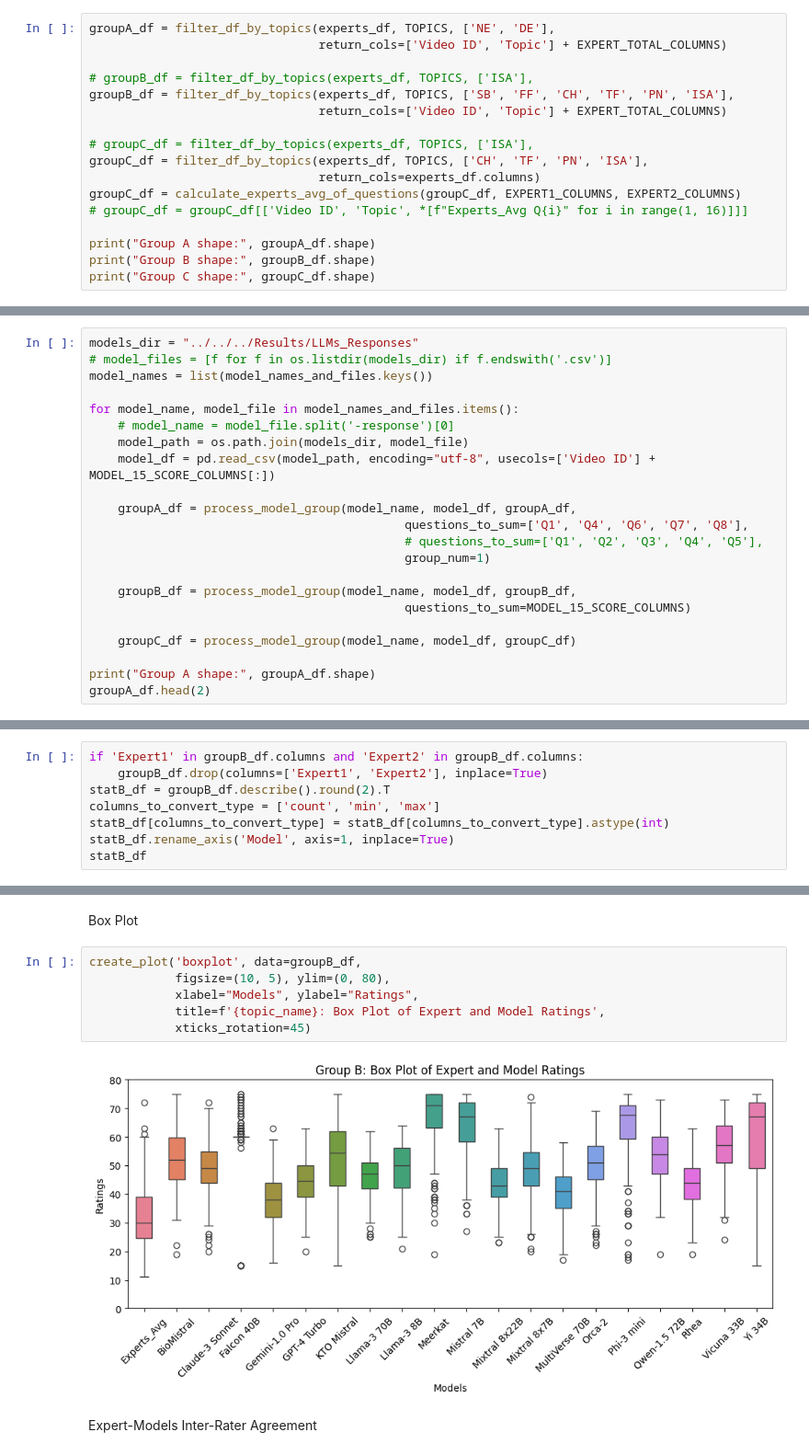
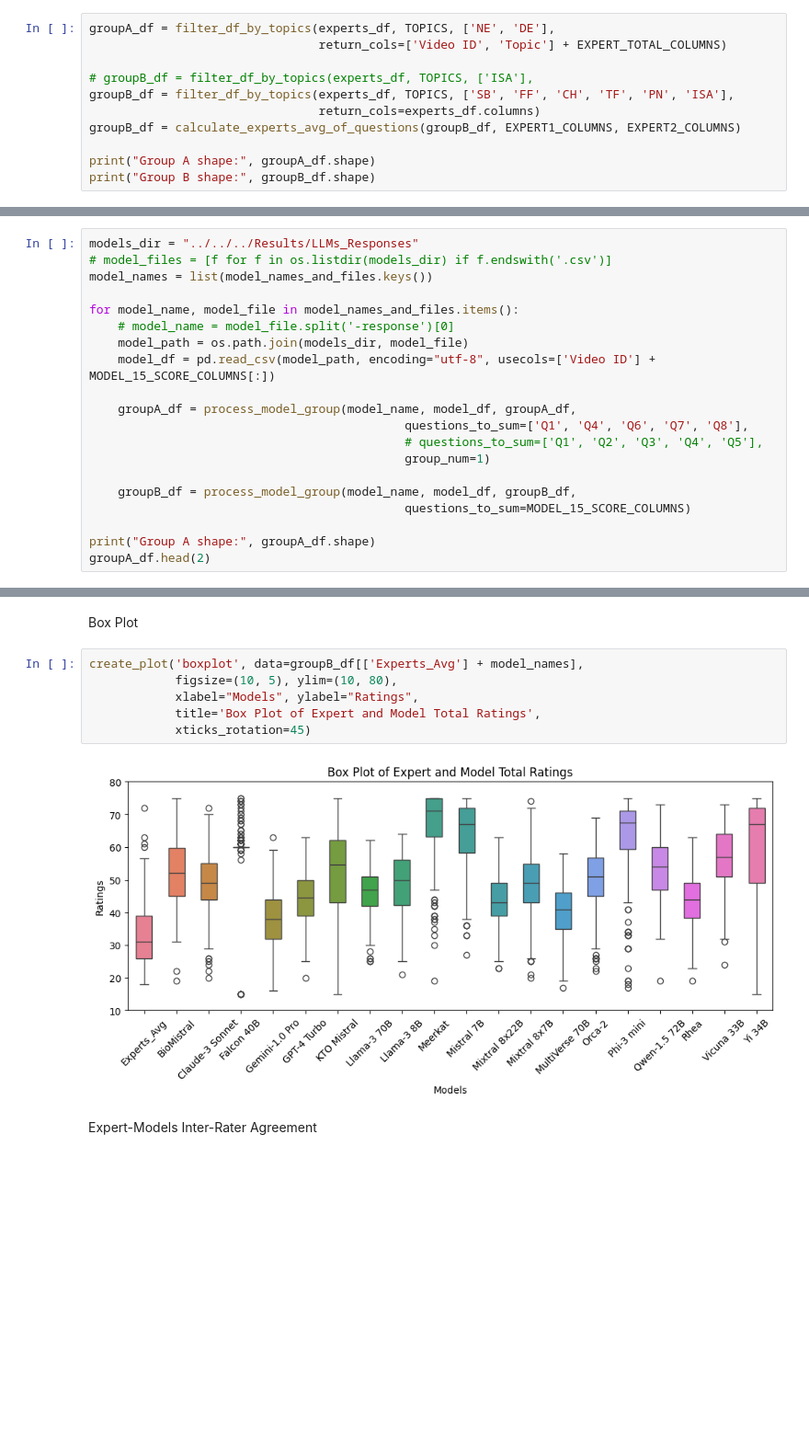
Before and after one commit to mm-khalil1/Evaluate_Medical_Video_Credibility_Using_LLMs, a Jupyter notebook: Results_Analysis/all_LLMs_plots_and_statistics.ipynb, the cells around one changed output, grey strips where cells are left out. Shown at 92% size. Cells and saved outputs as stored; diff of their text form; blank space fills up the shorter version.

```diff
--- a/Results_Analysis/all_LLMs_plots_and_statistics.ipynb
+++ b/Results_Analysis/all_LLMs_plots_and_statistics.ipynb
@@ -192,16 +274,10 @@ groupA_df = filter_df_by_topics(experts_df, TOPICS, ['NE', 'DE'],
 
 # groupB_df = filter_df_by_topics(experts_df, TOPICS, ['ISA'],
 groupB_df = filter_df_by_topics(experts_df, TOPICS, ['SB', 'FF', 'CH', 'TF', 'PN', 'ISA'],
-                                return_cols=['Video ID', 'Topic'] + EXPERT_TOTAL_COLUMNS)
-
-# groupC_df = filter_df_by_topics(experts_df, TOPICS, ['ISA'],
-groupC_df = filter_df_by_topics(experts_df, TOPICS, ['CH', 'TF', 'PN', 'ISA'],
                                 return_cols=experts_df.columns)
-groupC_df = calculate_experts_avg_of_questions(groupC_df, EXPERT1_COLUMNS, EXPERT2_COLUMNS)
-# groupC_df = groupC_df[['Video ID', 'Topic', *[f"Experts_Avg Q{i}" for i in range(1, 16)]]]
+groupB_df = calculate_experts_avg_of_questions(groupB_df, EXPERT1_COLUMNS, EXPERT2_COLUMNS)
 
 print("Group A shape:", groupA_df.shape)
 print("Group B shape:", groupB_df.shape)
-print("Group C shape:", groupC_df.shape)
 # %% [output]
 Group A shape: (82, 5)
@@ -227,8 +302,6 @@ for model_name, model_file in model_names_and_files.items():
     groupB_df = process_model_group(model_name, model_df, groupB_df,
                                             questions_to_sum=MODEL_15_SCORE_COLUMNS)
 
-    groupC_df = process_model_group(model_name, model_df, groupC_df)
-
 print("Group A shape:", groupA_df.shape)
 groupA_df.head(2)
 # %% [output]
@@ -385,10 +457,2 @@ Gwet's AC2              0.963800
 # %% [markdown]
 #### Descriptive Statistics
-# %%
-if 'Expert1' in groupB_df.columns and 'Expert2' in groupB_df.columns:
-    groupB_df.drop(columns=['Expert1', 'Expert2'], inplace=True)
-statB_df = groupB_df.describe().round(2).T
-columns_to_convert_type = ['count', 'min', 'max']
-statB_df[columns_to_convert_type] = statB_df[columns_to_convert_type].astype(int)
-statB_df.rename_axis('Model', axis=1, inplace=True)
-statB_df
@@ -413,13 +484,13 @@ statB_df
 # %% [markdown]
 Box Plot
 # %%
-create_plot('boxplot', data=groupB_df,
-            figsize=(10, 5), ylim=(0, 80),
+create_plot('boxplot', data=groupB_df[['Experts_Avg'] + model_names],
+            figsize=(10, 5), ylim=(10, 80),
             xlabel="Models", ylabel="Ratings",
-            title=f'{topic_name}: Box Plot of Expert and Model Ratings',
+            title='Box Plot of Expert and Model Total Ratings',
             xticks_rotation=45)
 # %% [output]
-[figure, old version]
+[figure, new version]
 # %% [markdown]
 Expert-Models Inter-Rater Agreement
 # %%
```
Also changed, not shown: parts of 44 cells of this notebook, 1 other file.
